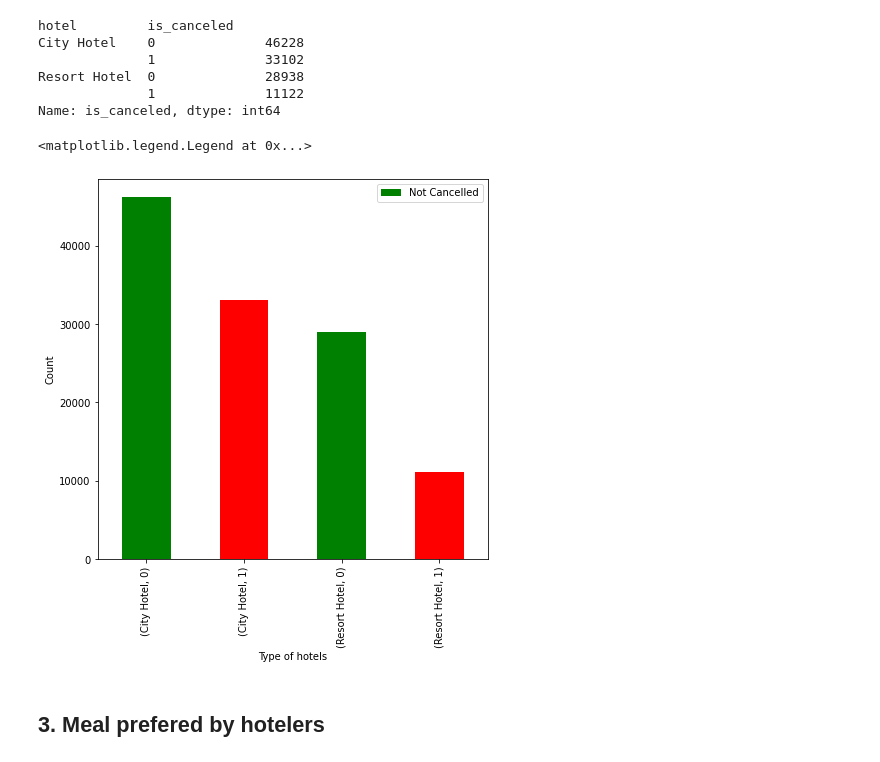
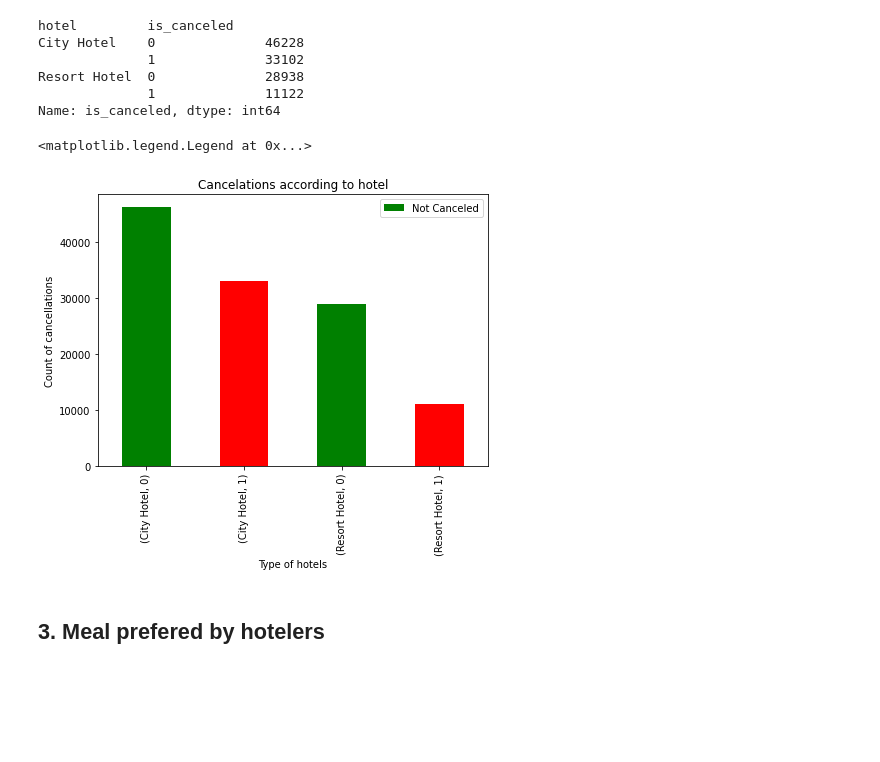
Before and after one commit to parulsinghr/hotel-booking-analysis, a Jupyter notebook: Hotel_booking_analysis_team_project.ipynb, the cells around one changed output. Cells and saved outputs as stored; diff of their text form; code cells hidden in the pictures; blank space fills up the shorter version.

```diff
--- a/Hotel_booking_analysis_team_project.ipynb
+++ b/Hotel_booking_analysis_team_project.ipynb
@@ -236,14 +236,15 @@ Resort Hotel  0              28938
               1              11122
 Name: is_canceled, dtype: int64
 # %%
-plt.rcParams['figure.figsize'] = (7, 7)
+plt.rcParams['figure.figsize'] = (7, 5)
 cancel_count.plot(kind = 'bar',color=['green','red'])
+plt.title('Cancelations according to hotel')
 plt.xlabel('Type of hotels')
-plt.ylabel('Count')
-plt.legend(labels=['Not Cancelled','Canceled'])
+plt.ylabel('Count of cancellations')
+plt.legend(labels=['Not Canceled','Canceled'])
 # %% [output]
 <matplotlib.legend.Legend at 0x...>
-[figure, old version]
+[figure, new version]
 # %% [markdown]
 ## 3. Meal prefered by hotelers
 # %%
```
Also changed, not shown: parts of 5 cells of this notebook.
